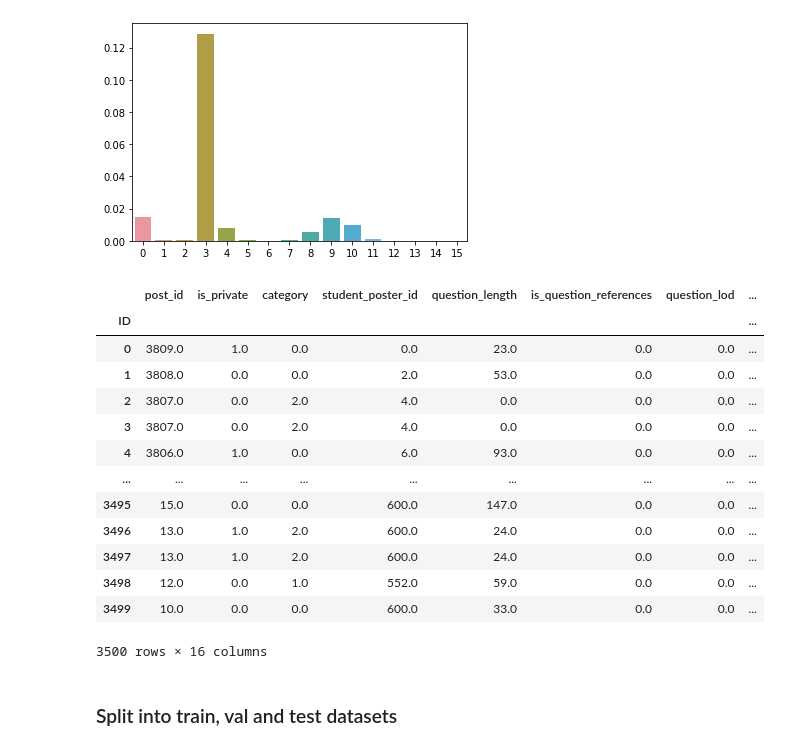
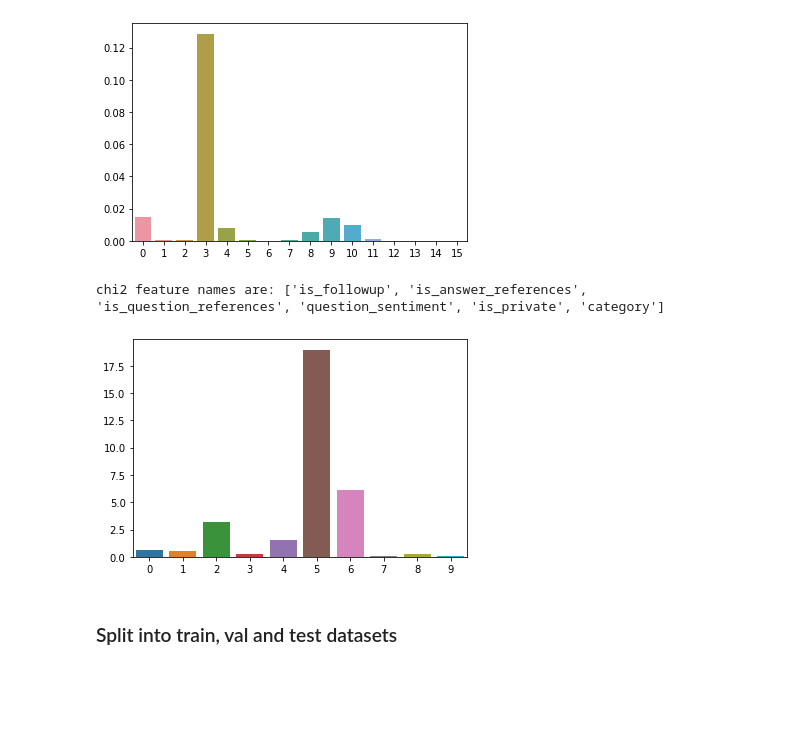
Before and after one commit to PiazzaBot/HelpfulResponses, a Jupyter notebook: data_analysis.ipynb, the cells around one changed output. Saved outputs shown, nothing was run; the diff lists cells and outputs as text; code cells hidden in the pictures; blank space fills up the shorter version.

Commit message:
add chi2 plot

```diff
--- a/data_analysis.ipynb
+++ b/data_analysis.ipynb
@@ -266,23 +213,14 @@ print(f"mi feature names is: {mi_feature_names}\nmi score_indices is {mi_score_i
 mi feature names is: ['student_poster_id', 'post_id', 'answerer_id', 'answer_length', 'question_length', 'is_followup']
 mi score_indices is [3, 0, 9, 10, 4, 8]
 [figure]
-# %%
-X_train
-# %% [output]
-|  | post_id | is_private | category | student_poster_id | question_length | is_question_references | question_lod | ... |
-| ID |  |  |  |  |  |  |  | ... |
-| 0 | 3809.0 | 1.0 | 0.0 | 0.0 | 23.0 | 0.0 | 0.0 | ... |
-| 1 | 3808.0 | 0.0 | 0.0 | 2.0 | 53.0 | 0.0 | 0.0 | ... |
-| 2 | 3807.0 | 0.0 | 2.0 | 4.0 | 0.0 | 0.0 | 0.0 | ... |
-| 3 | 3807.0 | 0.0 | 2.0 | 4.0 | 0.0 | 0.0 | 0.0 | ... |
-| 4 | 3806.0 | 1.0 | 0.0 | 6.0 | 93.0 | 0.0 | 0.0 | ... |
-| ... | ... | ... | ... | ... | ... | ... | ... | ... |
-| 3495 | 15.0 | 0.0 | 0.0 | 600.0 | 147.0 | 0.0 | 0.0 | ... |
-| 3496 | 13.0 | 1.0 | 2.0 | 600.0 | 24.0 | 0.0 | 0.0 | ... |
-| 3497 | 13.0 | 1.0 | 2.0 | 600.0 | 24.0 | 0.0 | 0.0 | ... |
-| 3498 | 12.0 | 0.0 | 1.0 | 552.0 | 59.0 | 0.0 | 0.0 | ... |
-| 3499 | 10.0 | 0.0 | 0.0 | 600.0 | 33.0 | 0.0 | 0.0 | ... |
-3500 rows × 16 columns
+# %%
+X_train_continuous = X_train.drop(list(continuous_features), axis=1)
+chi2_feature_names, chi2_score_indices = plot_scores(X_train_continuous, y_train, select_k_best=6, score_func=chi2)
+
+print(f"chi2 feature names are: {chi2_feature_names}\n")
+# %% [output]
+chi2 feature names are: ['is_followup', 'is_answer_references', 'is_question_references', 'question_sentiment', 'is_private', 'category']
+[figure, added]
 # %% [markdown]
 ### Split into train, val and test datasets
 # %%
```
Also changed, not shown: parts of 1 cell of this notebook.
